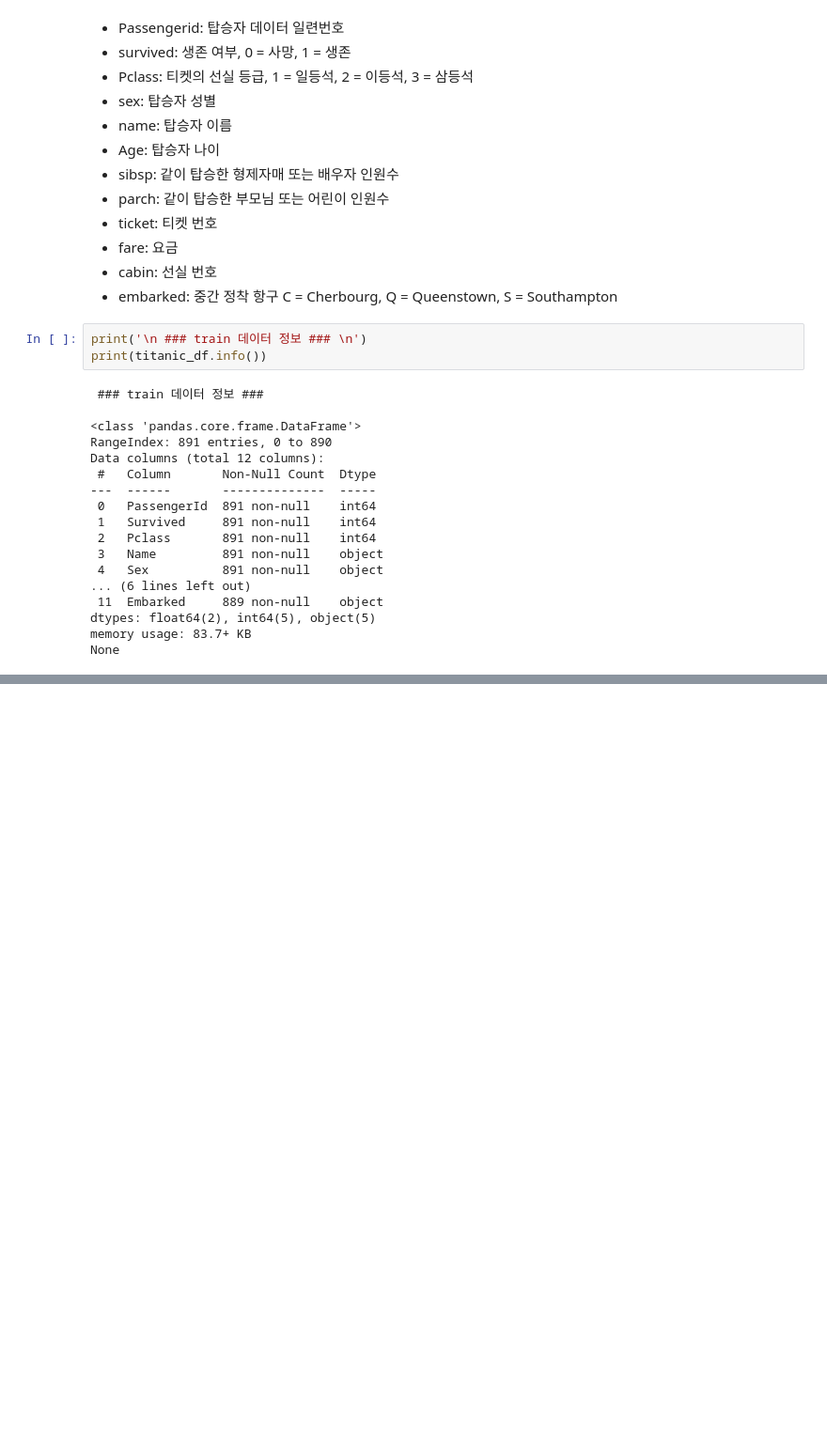
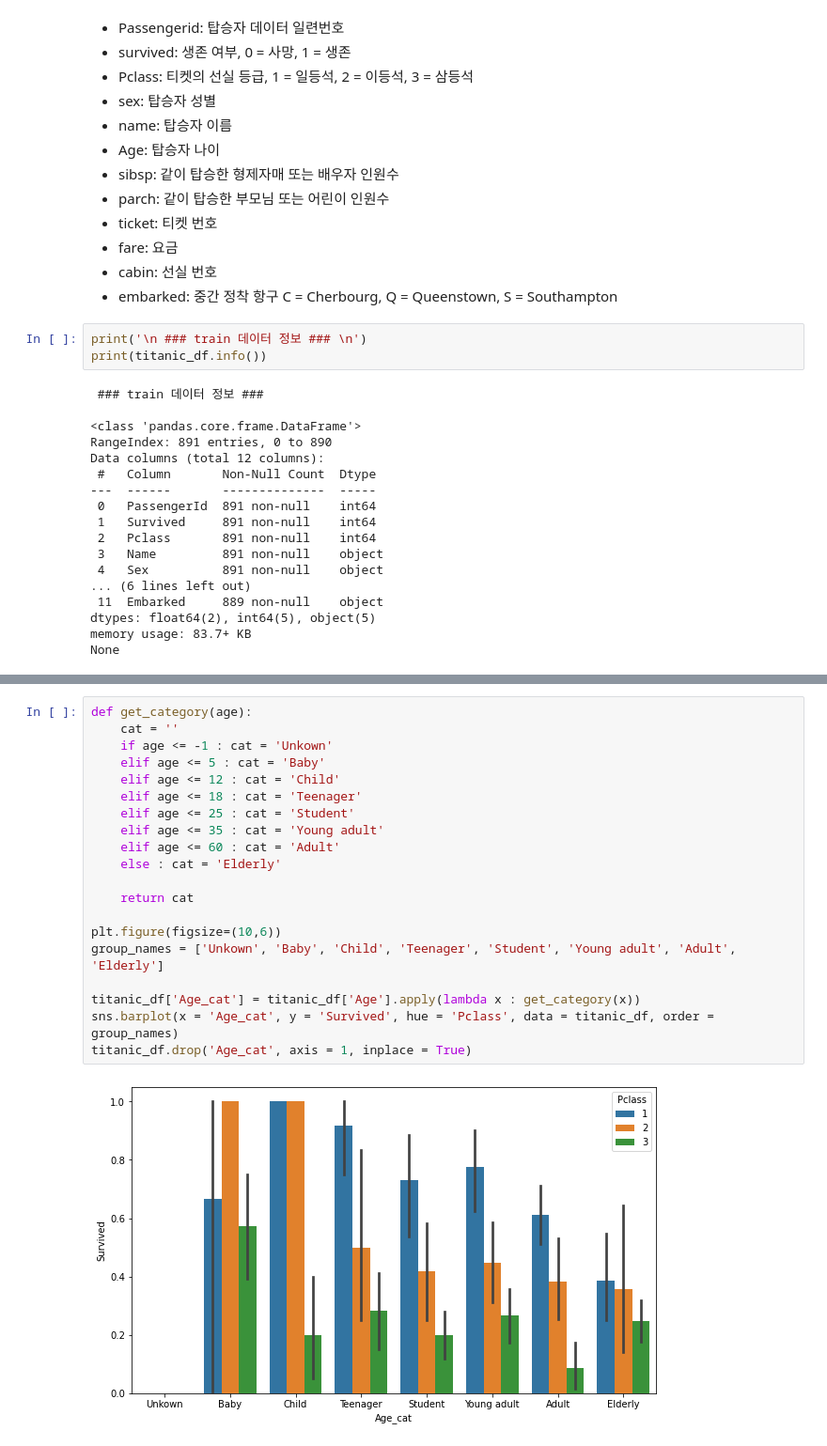
Before and after one commit to mack1210/Project_Jupyter_Notebook, a Jupyter notebook: PerfectGuid/2장/2.ex 따라적기_타이타닉 실습.ipynb, the cells around one changed output, grey strips where cells are left out. Shown: that part at 94% size. Cells and saved outputs as stored; diff of their text form; blank space fills up the shorter version.

```diff
--- a/PerfectGuid/2장/2.ex 따라적기_타이타닉 실습.ipynb
+++ b/PerfectGuid/2장/2.ex 따라적기_타이타닉 실습.ipynb
@@ -54,0 +133,22 @@ print('데이터 세트 Null 값 갯수', titanic_df.isnull().sum().sum())
+# %%
+def get_category(age):
+    cat = ''
+    if age <= -1 : cat = 'Unkown'
+    elif age <= 5 : cat = 'Baby'
+    elif age <= 12 : cat = 'Child'
+    elif age <= 18 : cat = 'Teenager'
+    elif age <= 25 : cat = 'Student'
+    elif age <= 35 : cat = 'Young adult'
+    elif age <= 60 : cat = 'Adult'
+    else : cat = 'Elderly'
+
+    return cat
+
+plt.figure(figsize=(10,6))
+group_names = ['Unkown', 'Baby', 'Child', 'Teenager', 'Student', 'Young adult', 'Adult', 'Elderly']
+
+titanic_df['Age_cat'] = titanic_df['Age'].apply(lambda x : get_category(x))
+sns.barplot(x = 'Age_cat', y = 'Survived', hue = 'Pclass', data = titanic_df, order = group_names)
+titanic_df.drop('Age_cat', axis = 1, inplace = True)
+# %% [output]
+[figure, added]
```
Also changed, not shown: parts of 8 cells of this notebook.
